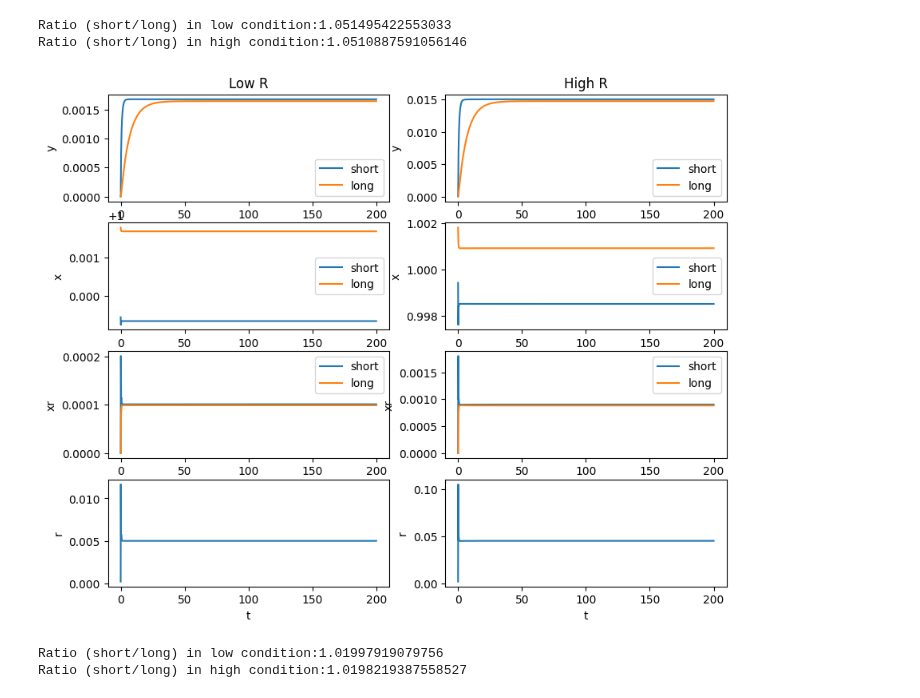
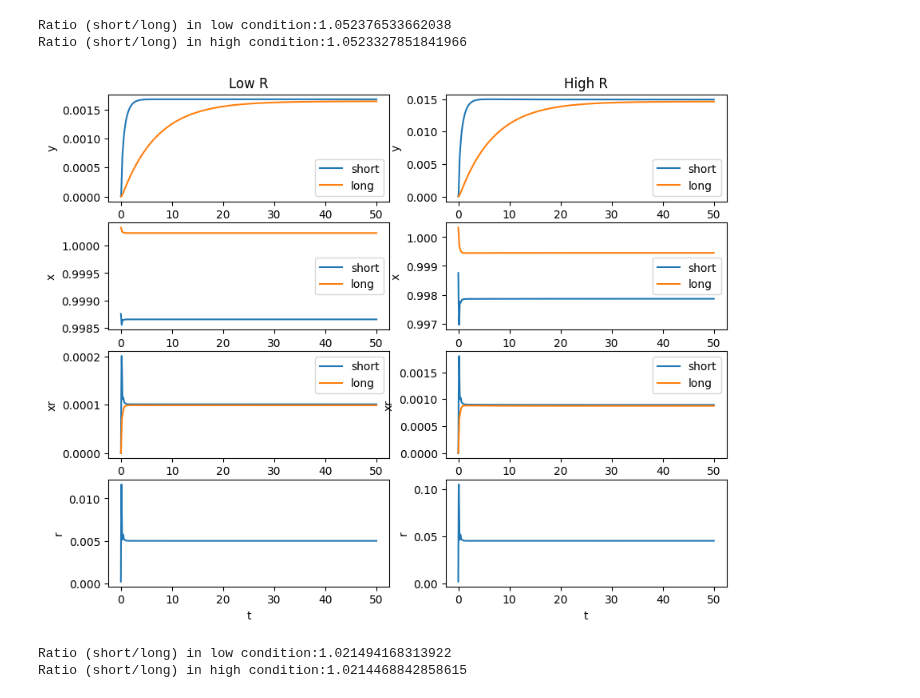
Before and after one commit to prubisch/competition_in_proteinsynthesis_in_autism, a Jupyter notebook: ribosomal_protein_synthesis_c.ipynb, the cells around one changed output. Cells and saved outputs as stored; diff of their text form; code cells hidden in the pictures.

```diff
--- a/ribosomal_protein_synthesis_c.ipynb
+++ b/ribosomal_protein_synthesis_c.ipynb
@@ -58,13 +58,14 @@ def synth_ribosomes_model(parameters, state_var, dt ):
     xr_vec = state_var[1]  # bound mRNA ribosome concentrations
     y_vec = state_var[2]   #protein concentrations
     r_vec = state_var[3]  #free ribosome concentration
-    y_free = parameters['Y_max'] - y_vec  #concentration of free proteins
+    y_free = parameters['Y_max'] - np.sum(y_vec)  #concentration of free proteins
     #r = y_vec[0] - xr_vec  #concentration of free ribosomes
 
-    new_r_vec = r_vec[0] + dt * (parameters['r_rate'] * y_free) - np.sum(xr_vec) #just set this here for now
+    new_r_vec = r_vec + dt * (parameters['r_rate'] * y_free) - np.sum(xr_vec) #just set this here for now
+    #we only use the first vector as this are our synthesised ribosomes
 
-    new_x_vec = x_vec + dt * (-parameters['α']  * y_free * r_vec * x_vec  + parameters['β'] * xr_vec)
-    new_xr_vec = xr_vec + dt * (parameters['α'] * r_vec * y_free *  x_vec - parameters['β'] * xr_vec)
+    new_x_vec = x_vec + dt * (-parameters['α']  * y_free * r_vec[0] * x_vec  + parameters['β'] * xr_vec)
+    new_xr_vec = xr_vec + dt * (parameters['α'] * r_vec[0] * y_free *  x_vec - parameters['β'] * xr_vec)
     new_y_vec = y_vec + dt * ( parameters['β'] * xr_vec - parameters['γ'] * y_vec)
 
     return new_x_vec, new_xr_vec, new_y_vec, new_r_vec
@@ -93,7 +94,7 @@ parameters['Y_max'] = N
 
 #init_state =np.array([x0, np.zeros([N]), (Y_max/N)*np.ones([N]), parameters['Y_max']*np.ones([N])])#[x0; zeros(N); (Y_max/N)*ones(N); zeros(N)]
 init_state =np.array([x0, np.zeros([N]),np.zeros([N]),np.zeros([N])])
-sim_time = 200
+sim_time = 50
 dt = 0.001
 
 baseline_low = simulation_wrapper(init_state,parameters, synth_ribosomes_model, sim_time, dt)
@@ -229,5 +230,5 @@ print('Ratio (short/long) in high condition:'+str(baseline_high[-1,2,0]/baseline
-Ratio (short/long) in low condition:1.051495422553033
-Ratio (short/long) in high condition:1.0510887591056146
+Ratio (short/long) in low condition:1.052376533662038
+Ratio (short/long) in high condition:1.0523327851841966
-[figure, old version]
+[figure, new version]
-Ratio (short/long) in low condition:1.01997919079756
-Ratio (short/long) in high condition:1.0198219387558527
+Ratio (short/long) in low condition:1.021494168313922
+Ratio (short/long) in high condition:1.0214468842858615
```
Also changed, not shown: parts of 1 cell of this notebook, 3 other files.
